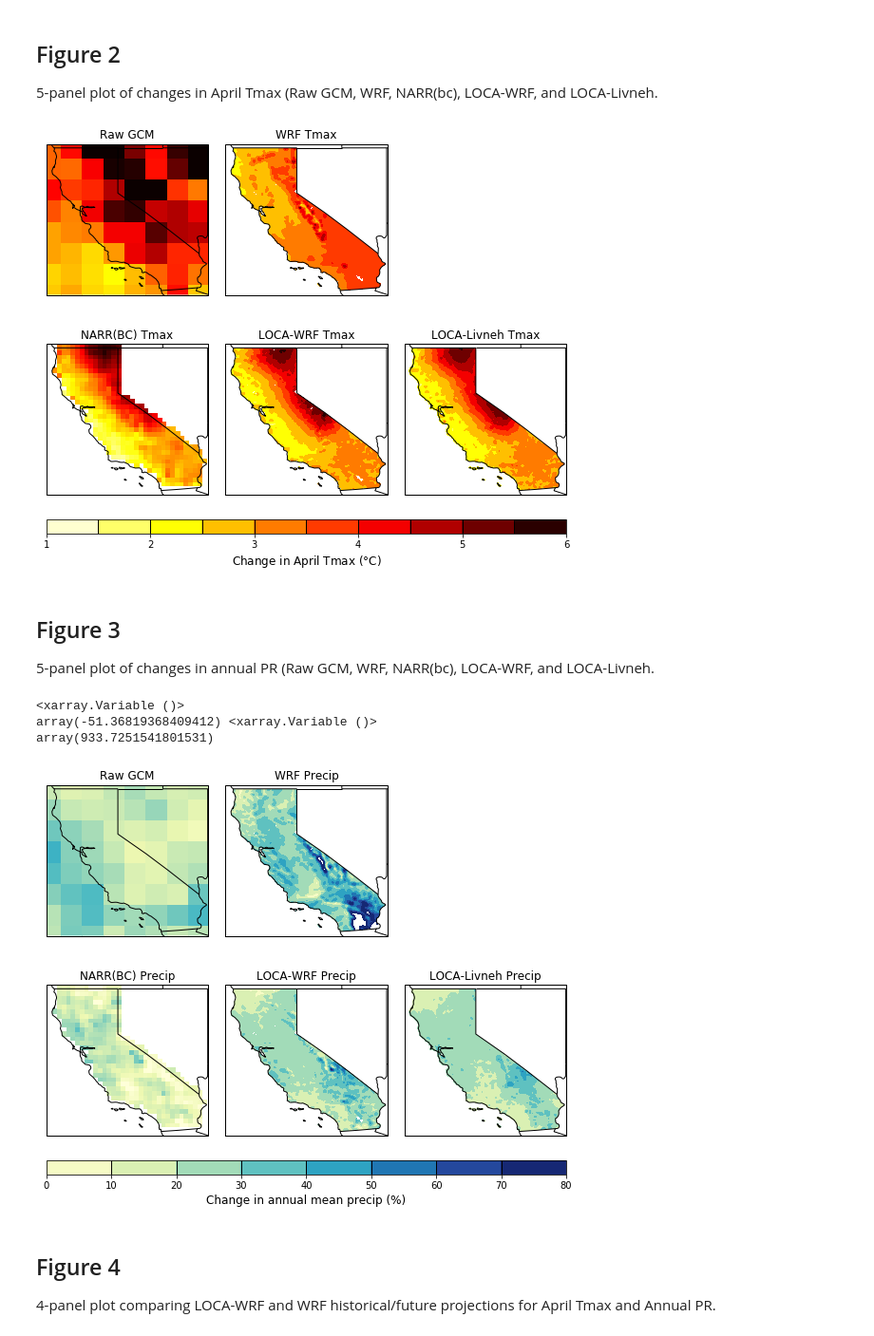
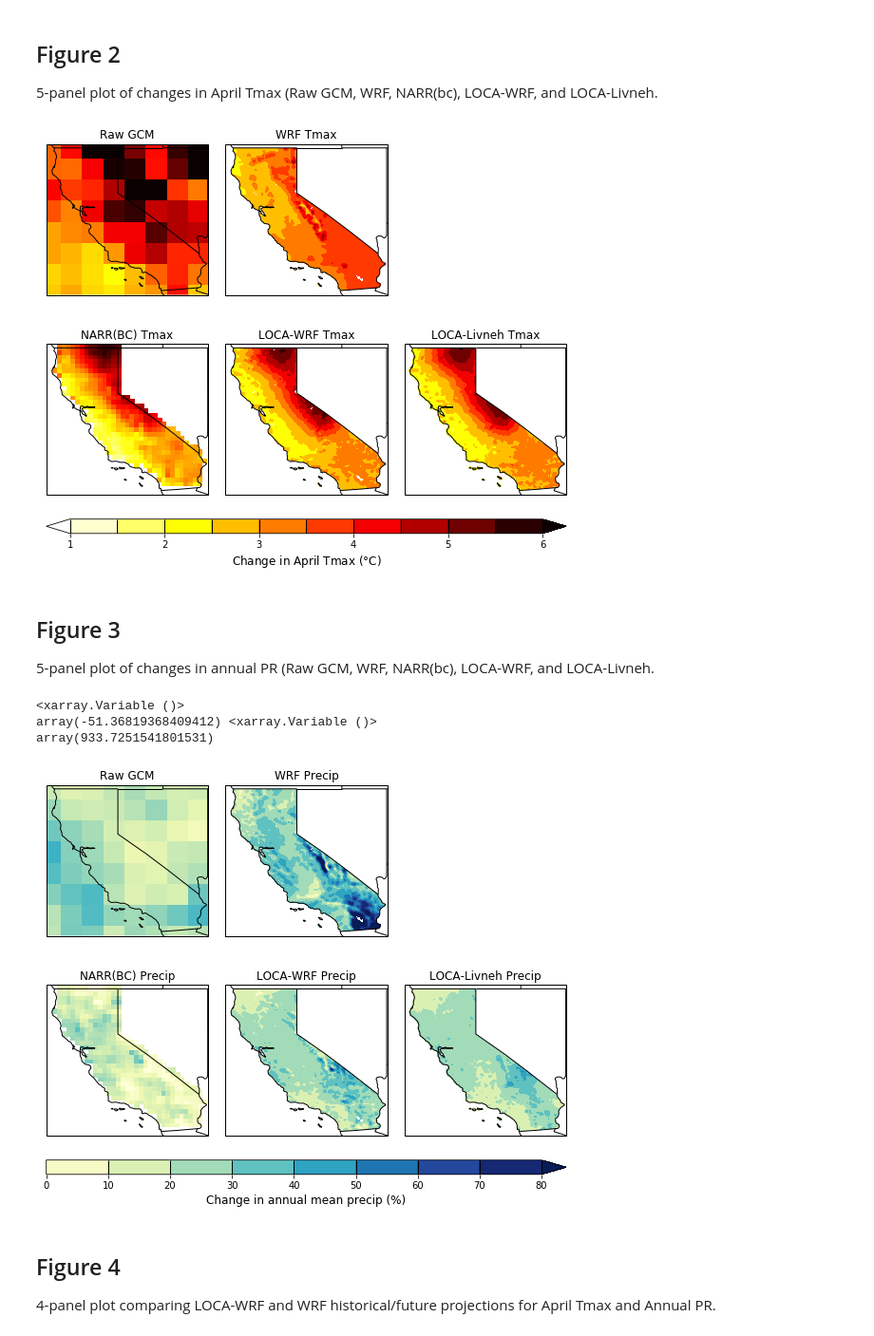
Before and after one commit to neil-berg/doe-downscaling, a Jupyter notebook: paper-figures.ipynb, the cells around one changed output. Shown at 95% size. Drawn from its saved outputs; the diff is of its cells as text; code cells hidden in the pictures.

Commit message:
Extend colorbar

```diff
--- a/paper-figures.ipynb
+++ b/paper-figures.ipynb
@@ -229,7 +229,8 @@ ax1.set_title('Raw GCM', fontsize=12)
 ax1.add_feature(states_provinces, edgecolor='black')
 ax1.add_feature(cfeature.BORDERS)
 ax1.set_extent([235.25,246,32.25,42.25])
-plot1 = ax1.pcolormesh(gcm_lon, gcm_lat, gcm_change_tmax, transform=ccrs.PlateCarree(), cmap='hot_r', vmin=1, vmax=6)
+plot1 = ax1.pcolormesh(gcm_lon, gcm_lat, gcm_change_tmax, transform=ccrs.PlateCarree(),
+                       cmap='hot_r', vmin=1, vmax=6)
 
 # WRF
 ax2 = fig.add_subplot(2, 3, 2, projection=ccrs.PlateCarree())
@@ -238,7 +239,8 @@ ax2.set_title('WRF Tmax', fontsize=12)
 ax2.add_feature(states_provinces, edgecolor='black')
 ax2.add_feature(cfeature.BORDERS)
 ax2.set_extent([235.25,246,32.25,42.25])
-plot2 = ax2.contourf(same_lon, same_lat, wrf_change_tmax, plot_ticks, transform=ccrs.PlateCarree(), cmap='hot_r')
+plot2 = ax2.contourf(same_lon, same_lat, wrf_change_tmax, plot_ticks,
+                     transform=ccrs.PlateCarree(), cmap='hot_r', extend='both')
 
 # Temperature change vs. elevation
 # ax3 = fig.add_subplot(2, 3, 3)
@@ -252,7 +254,8 @@ ax4.set_title('NARR(BC) Tmax', fontsize=12)
 ax4.add_feature(states_provinces, edgecolor='black')
 ax4.add_feature(cfeature.BORDERS)
 ax4.set_extent([235.25,246,32.25,42.25])
-plot4 = ax4.pcolormesh(narr_lon, narr_lat, narr_change_tmax, transform=ccrs.PlateCarree(), cmap='hot_r', vmin=1, vmax=6)
+plot4 = ax4.pcolormesh(narr_lon, narr_lat, narr_change_tmax, transform=ccrs.PlateCarree(),
+                       cmap='hot_r', vmin=1, vmax=6)
 
 # LOCA-WRF
 ax5 = fig.add_subplot(2, 3, 5, projection=ccrs.PlateCarree())
@@ -261,7 +264,8 @@ ax5.set_title('LOCA-WRF Tmax', fontsize=12)
 ax5.add_feature(states_provinces, edgecolor='black')
 ax5.add_feature(cfeature.BORDERS)
 ax5.set_extent([235.25,246,32.25,42.25])
-plot5 = ax5.contourf(same_lon, same_lat, loca_wrf_change_tmax, plot_ticks, transform=ccrs.PlateCarree(), cmap='hot_r')
+plot5 = ax5.contourf(same_lon, same_lat, loca_wrf_change_tmax, plot_ticks,
+                     transform=ccrs.PlateCarree(), cmap='hot_r', extend='both')
 
 # LOCA-Livneh
 ax6 = fig.add_subplot(2, 3, 6, projection=ccrs.PlateCarree())
@@ -270,7 +274,8 @@ ax6.set_title('LOCA-Livneh Tmax', fontsize=12)
 ax6.add_feature(states_provinces, edgecolor='black')
 ax6.add_feature(cfeature.BORDERS)
 ax6.set_extent([235.25,246,32.25,42.25])
-plot6 = ax6.contourf(same_lon, same_lat, loca_livneh_change_tmax, plot_ticks, transform=ccrs.PlateCarree(), cmap='hot_r')
+plot6 = ax6.contourf(same_lon, same_lat, loca_livneh_change_tmax, plot_ticks,
+                     transform=ccrs.PlateCarree(), cmap='hot_r', extend='both')
 
 fig.tight_layout()
 
@@ -285,12 +290,12 @@ ax6_pos = ax6.get_position()
 # Colorbar for all panels
 cbar_height = 0.035
 cbar_ax = fig.add_axes([ax4_pos.x0, ax4_pos.y0-.05, ax6_pos.x1-ax4_pos.x0, cbar_height]) # bottom left corner x,y, and width, height
-cbar = plt.colorbar(plot2, cax=cbar_ax, orientation='horizontal', drawedges=True)
+cbar = plt.colorbar(plot2, cax=cbar_ax, orientation='horizontal', drawedges=True, extend='both')
 cbar.dividers.set_edgecolor('black')
 cbar.dividers.set_linewidth(1)
 cbar.set_label('Change in April Tmax '+'('+r'$\degree$'+'C)', fontsize=12)
 # %% [output]
-[figure, old version]
+[figure, new version]
 # %% [markdown]
 ## Figure 3
 
@@ -363,7 +368,8 @@ ax1.set_title('Raw GCM', fontsize=12)
 ax1.add_feature(states_provinces, edgecolor='black')
 ax1.add_feature(cfeature.BORDERS)
 ax1.set_extent([235.25,246,32.25,42.25])
-plot1 = ax1.pcolormesh(gcm_lon, gcm_lat, gcm_change_pr, transform=ccrs.PlateCarree(), cmap='YlGnBu', vmin=0, vmax=80)
+plot1 = ax1.pcolormesh(gcm_lon, gcm_lat, gcm_change_pr, transform=ccrs.PlateCarree(),
+                       cmap='YlGnBu', vmin=0, vmax=80)
 
 # WRF
 ax2 = fig.add_subplot(2, 3, 2, projection=ccrs.PlateCarree())
@@ -372,7 +378,8 @@ ax2.set_title('WRF Precip', fontsize=12)
 ax2.add_feature(states_provinces, edgecolor='black')
 ax2.add_feature(cfeature.BORDERS)
 ax2.set_extent([235.25,246,32.25,42.25])
-plot2 = ax2.contourf(same_lon, same_lat, wrf_change_pr, plot_ticks, transform=ccrs.PlateCarree(), cmap='YlGnBu')
+plot2 = ax2.contourf(same_lon, same_lat, wrf_change_pr, plot_ticks,
+                     transform=ccrs.PlateCarree(), cmap='YlGnBu', extend='max')
 
 # Temperature change vs. elevation
 # ax3 = fig.add_subplot(2, 3, 3)
@@ -386,7 +393,8 @@ ax4.set_title('NARR(BC) Precip', fontsize=12)
 ax4.add_feature(states_provinces, edgecolor='black')
 ax4.add_feature(cfeature.BORDERS)
 ax4.set_extent([235.25,246,32.25,42.25])
-plot4 = ax4.pcolormesh(narr_lon, narr_lat, narr_change_pr, transform=ccrs.PlateCarree(), cmap='YlGnBu', vmin=0, vmax=80)
+plot4 = ax4.pcolormesh(narr_lon, narr_lat, narr_change_pr, transform=ccrs.PlateCarree(),
+                       cmap='YlGnBu', vmin=0, vmax=80)
 
 # LOCA-WRF
 ax5 = fig.add_subplot(2, 3, 5, projection=ccrs.PlateCarree())
@@ -395,39 +403,41 @@ ax5.set_title('LOCA-WRF Precip', fontsize=12)
 ax5.add_feature(states_provinces, edgecolor='black')
 ax5.add_feature(cfeature.BORDERS)
 ax5.set_extent([235.25,246,32.25,42.25])
-plot5 = ax5.contourf(same_lon, same_lat, loca_wrf_change_pr, plot_ticks, transform=ccrs.PlateCarree(), cmap='YlGnBu')
+plot5 = ax5.contourf(same_lon, same_lat, loca_wrf_change_pr, plot_ticks,
+                     transform=ccrs.PlateCarree(), cmap='YlGnBu', extend='max')
 
 # LOCA-Livneh
 ax6 = fig.add_subplot(2, 3, 6, projection=ccrs.PlateCarree())
 ax6.coastlines('50m')
 ax6.set_title('LOCA-Livneh Precip', fontsize=12)
 ax6.add_feature(states_provinces, edgecolor='black')
 ax6.add_feature(cfeature.BORDERS)
 ax6.set_extent([235.25,246,32.25,42.25])
-plot6 = ax6.contourf(same_lon, same_lat, loca_livneh_change_pr, plot_ticks, transform=ccrs.PlateCarree(), cmap='YlGnBu')
+plot6 = ax6.contourf(same_lon, same_lat, loca_livneh_change_pr, plot_ticks,
+                     transform=ccrs.PlateCarree(), cmap='YlGnBu', extend='max')
 
 fig.tight_layout()
 
 # Obtain axes coordinates for each subplot for colorbar positioning
 ax1_pos = ax1.get_position() # details on ax1_pos.x0, .y0, .x1, .y1, .height .width
 ax2_pos = ax2.get_position()
 # ax3_pos = ax3.get_position()
 ax4_pos = ax4.get_position()
 ax5_pos = ax5.get_position()
 ax6_pos = ax6.get_position()
 
 # Colorbar for all panels
 cbar_height = 0.035
 cbar_ax = fig.add_axes([ax4_pos.x0, ax4_pos.y0-.05, ax6_pos.x1-ax4_pos.x0, cbar_height]) # bottom left corner x,y, and width, height
-cbar = plt.colorbar(plot2, cax=cbar_ax, orientation='horizontal', drawedges=True)
+cbar = plt.colorbar(plot2, cax=cbar_ax, orientation='horizontal', drawedges=True, extend='max')
 cbar.dividers.set_edgecolor('black')
 cbar.dividers.set_linewidth(1)
 cbar.set_label('Change in annual mean precip (%)', fontsize=12)
 # %% [output]
 <xarray.Variable ()>
 array(-51.36819368409412) <xarray.Variable ()>
 array(933.7251541801531)
-[figure, old version]
+[figure, new version]
 # %% [markdown]
 ## Figure 4
 
```
